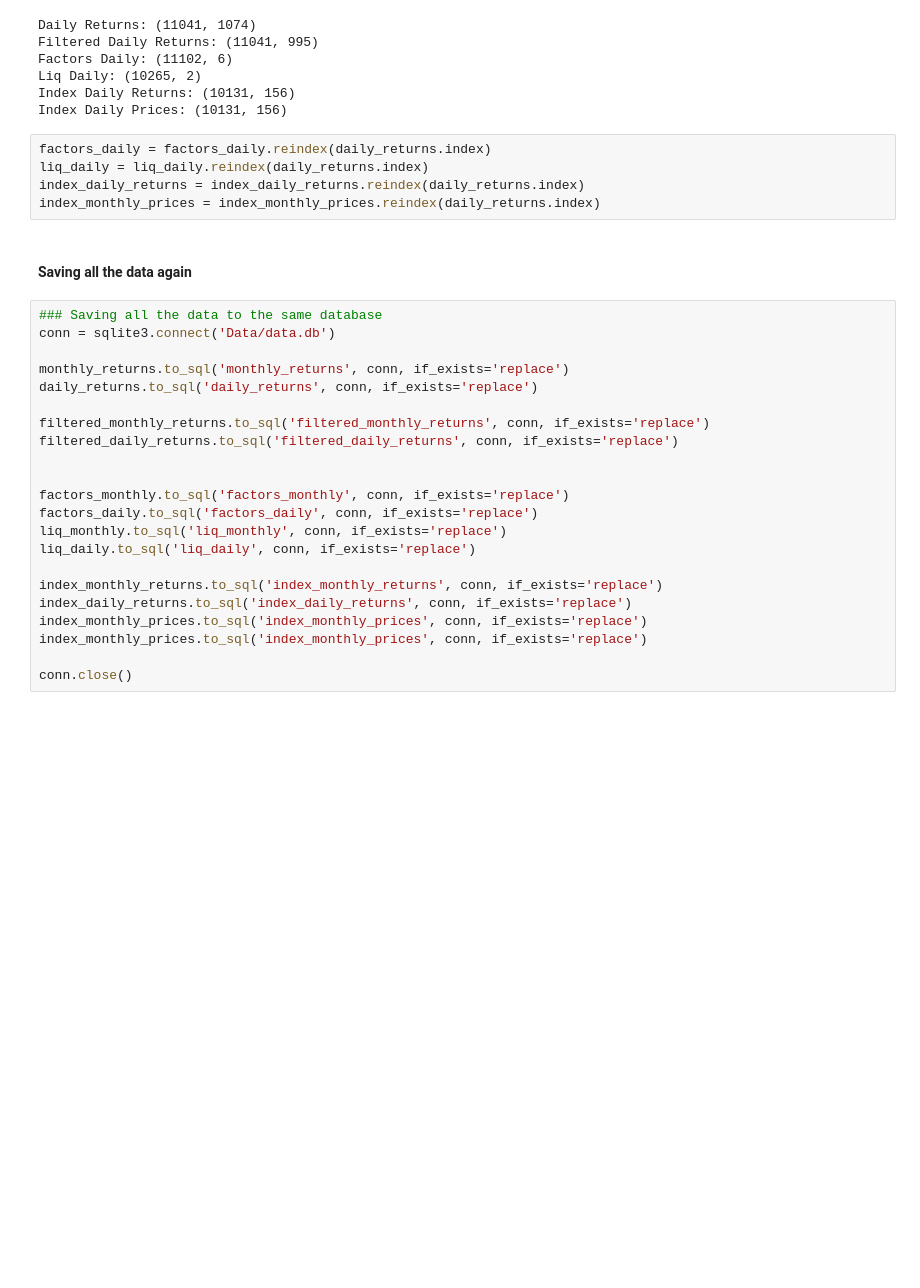
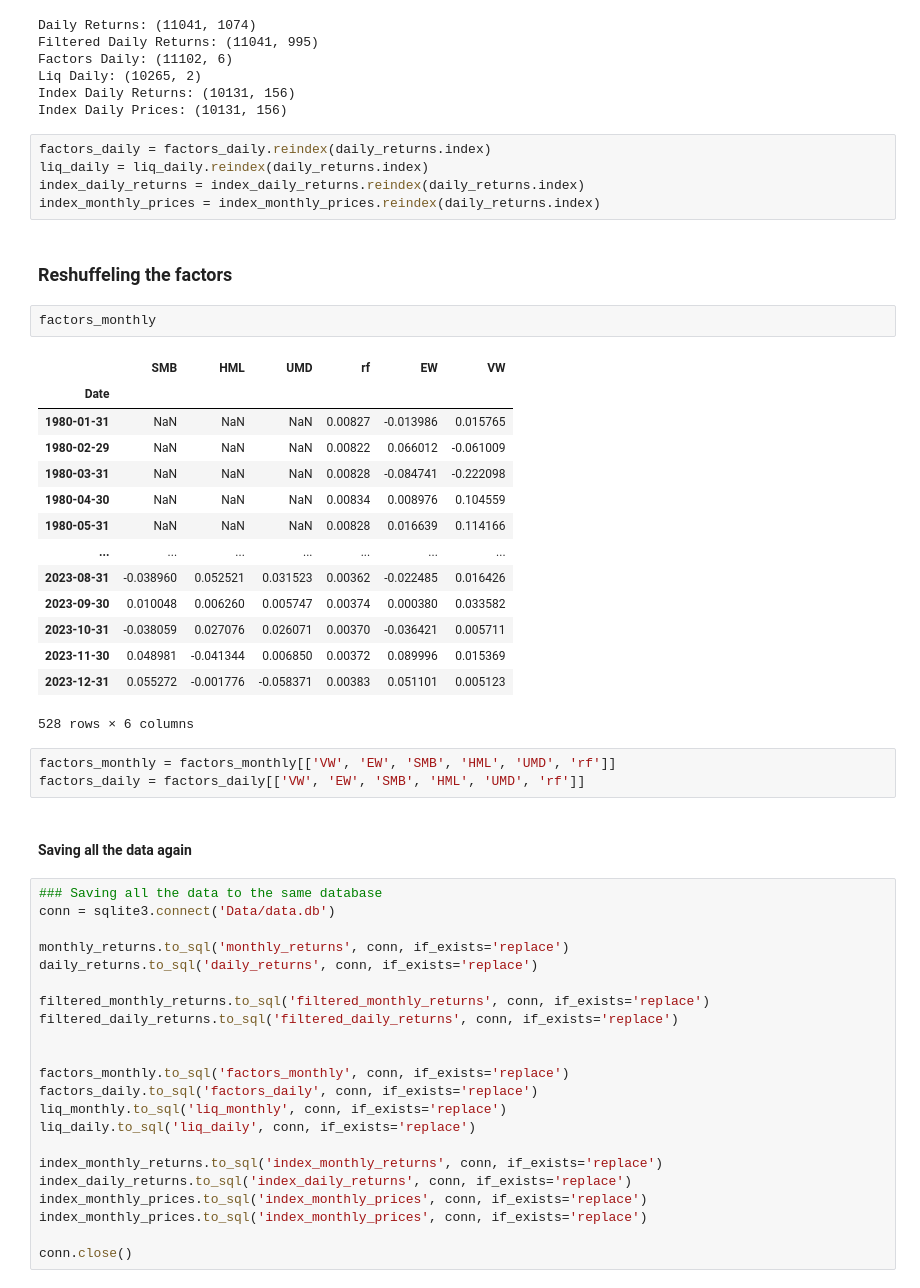
Before and after one commit to emilwilliam/Master-Thesis, a Jupyter notebook: Code/03_finalizing_data.ipynb, the cells around one changed output. Drawn from its saved outputs; the diff is of its cells as text; blank space fills up the shorter version.

```diff
--- a/Code/03_finalizing_data.ipynb
+++ b/Code/03_finalizing_data.ipynb
@@ -150,6 +150,28 @@ factors_daily = factors_daily.reindex(daily_returns.index)
 liq_daily = liq_daily.reindex(daily_returns.index)
 index_daily_returns = index_daily_returns.reindex(daily_returns.index)
 index_monthly_prices = index_monthly_prices.reindex(daily_returns.index)
+# %% [markdown]
+### Reshuffeling the factors
+# %%
+factors_monthly
+# %% [output]
+|  | SMB | HML | UMD | rf | EW | VW |
+| Date |  |  |  |  |  |  |
+| 1980-01-31 | NaN | NaN | NaN | 0.00827 | -0.013986 | 0.015765 |
+| 1980-02-29 | NaN | NaN | NaN | 0.00822 | 0.066012 | -0.061009 |
+| 1980-03-31 | NaN | NaN | NaN | 0.00828 | -0.084741 | -0.222098 |
+| 1980-04-30 | NaN | NaN | NaN | 0.00834 | 0.008976 | 0.104559 |
+| 1980-05-31 | NaN | NaN | NaN | 0.00828 | 0.016639 | 0.114166 |
+| ... | ... | ... | ... | ... | ... | ... |
+| 2023-08-31 | -0.038960 | 0.052521 | 0.031523 | 0.00362 | -0.022485 | 0.016426 |
+| 2023-09-30 | 0.010048 | 0.006260 | 0.005747 | 0.00374 | 0.000380 | 0.033582 |
+| 2023-10-31 | -0.038059 | 0.027076 | 0.026071 | 0.00370 | -0.036421 | 0.005711 |
+| 2023-11-30 | 0.048981 | -0.041344 | 0.006850 | 0.00372 | 0.089996 | 0.015369 |
+| 2023-12-31 | 0.055272 | -0.001776 | -0.058371 | 0.00383 | 0.051101 | 0.005123 |
+528 rows × 6 columns
+# %%
+factors_monthly = factors_monthly[['VW', 'EW', 'SMB', 'HML', 'UMD', 'rf']]
+factors_daily = factors_daily[['VW', 'EW', 'SMB', 'HML', 'UMD', 'rf']]
 # %% [markdown]
 #### Saving all the data again
 # %%
```
Also changed, not shown: 41 other files.
